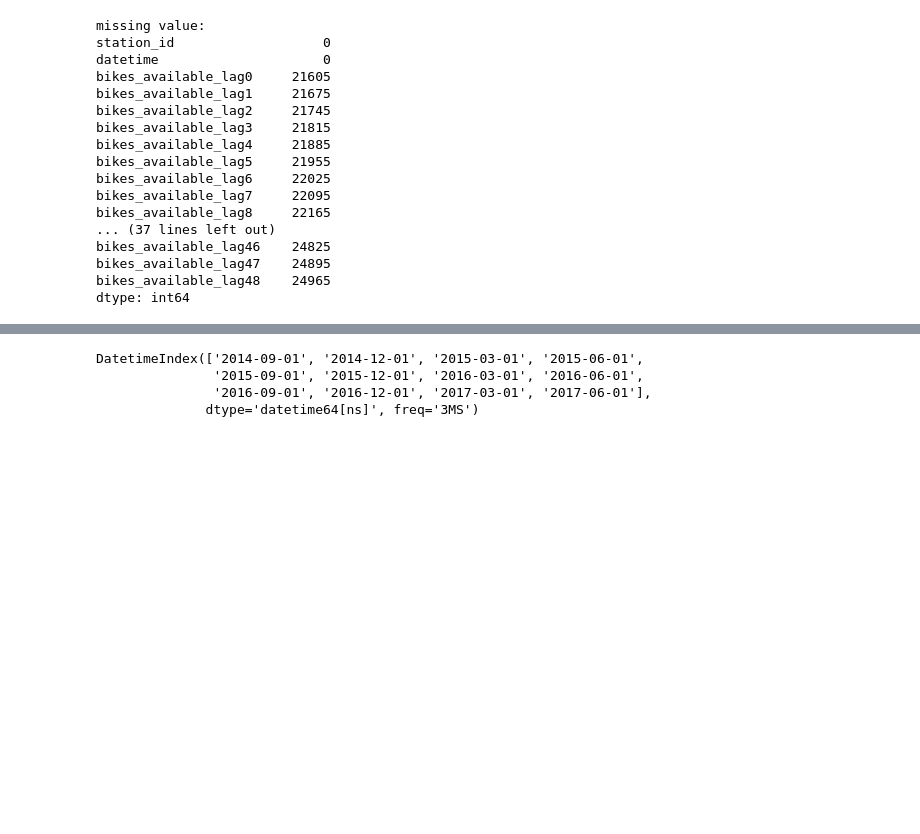
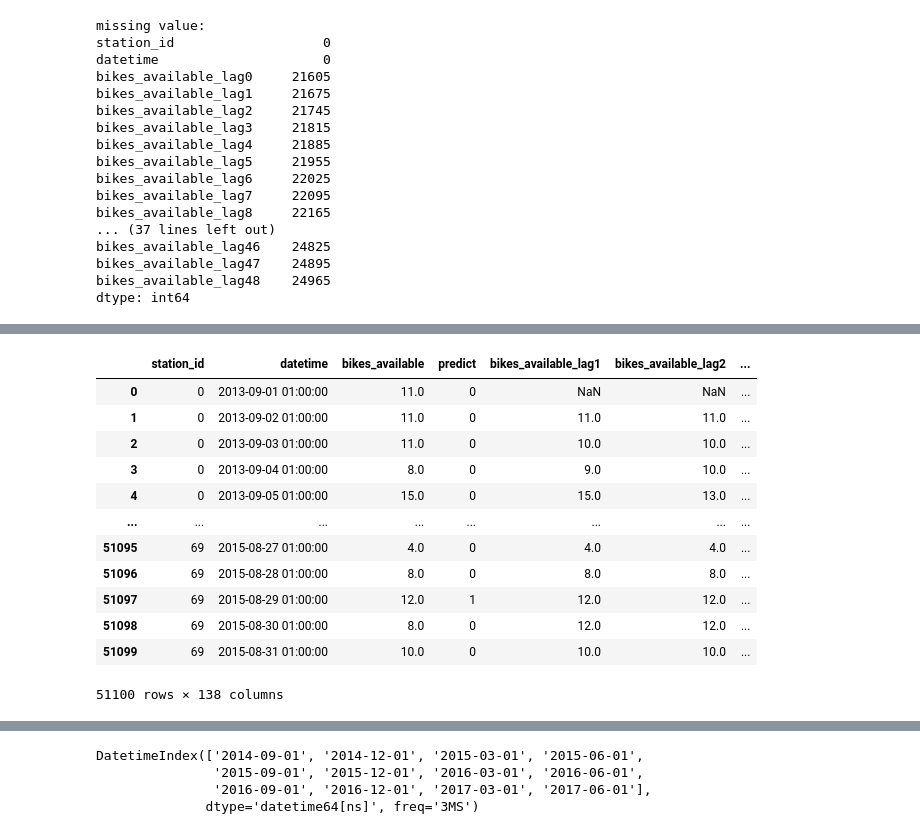
Before and after one commit to snoopy0420/atma_udemy, a Jupyter notebook: notebooks/create_features.ipynb, the cells around one changed output, grey strips where cells are left out. Cells and saved outputs as stored; diff of their text form; code cells hidden in the pictures; blank space fills up the shorter version.

```diff
--- a/notebooks/create_features.ipynb
+++ b/notebooks/create_features.ipynb
@@ -1089,0 +1369,16 @@ dtype: int64
+# %%
+load_feature("df_timefeat_hour1")
+# %% [output]
+|  | station_id | datetime | bikes_available | predict | bikes_available_lag1 | bikes_available_lag2 | ... |
+| 0 | 0 | 2013-09-01 01:00:00 | 11.0 | 0 | NaN | NaN | ... |
+| 1 | 0 | 2013-09-02 01:00:00 | 11.0 | 0 | 11.0 | 11.0 | ... |
+| 2 | 0 | 2013-09-03 01:00:00 | 11.0 | 0 | 10.0 | 10.0 | ... |
+| 3 | 0 | 2013-09-04 01:00:00 | 8.0 | 0 | 9.0 | 10.0 | ... |
+| 4 | 0 | 2013-09-05 01:00:00 | 15.0 | 0 | 15.0 | 13.0 | ... |
+| ... | ... | ... | ... | ... | ... | ... | ... |
+| 51095 | 69 | 2015-08-27 01:00:00 | 4.0 | 0 | 4.0 | 4.0 | ... |
+| 51096 | 69 | 2015-08-28 01:00:00 | 8.0 | 0 | 8.0 | 8.0 | ... |
+| 51097 | 69 | 2015-08-29 01:00:00 | 12.0 | 1 | 12.0 | 12.0 | ... |
+| 51098 | 69 | 2015-08-30 01:00:00 | 8.0 | 0 | 12.0 | 12.0 | ... |
+| 51099 | 69 | 2015-08-31 01:00:00 | 10.0 | 0 | 10.0 | 10.0 | ... |
+51100 rows × 138 columns
```
Also changed, not shown: parts of 28 cells of this notebook, 5 other files.
